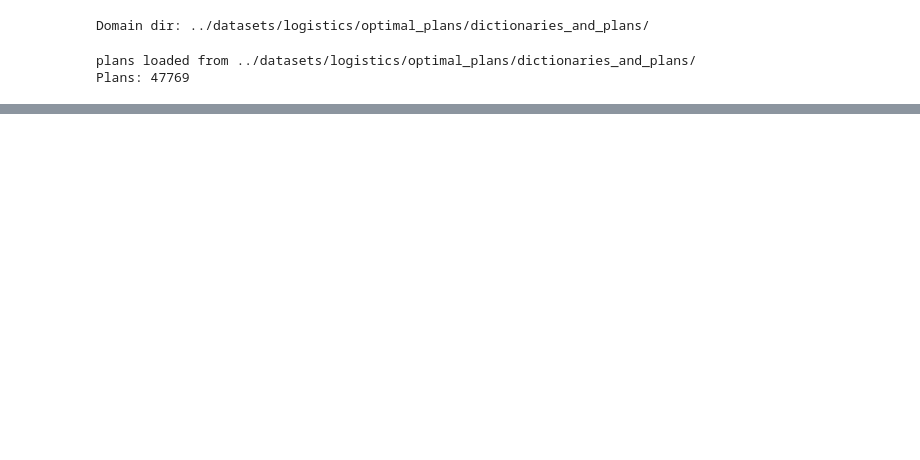
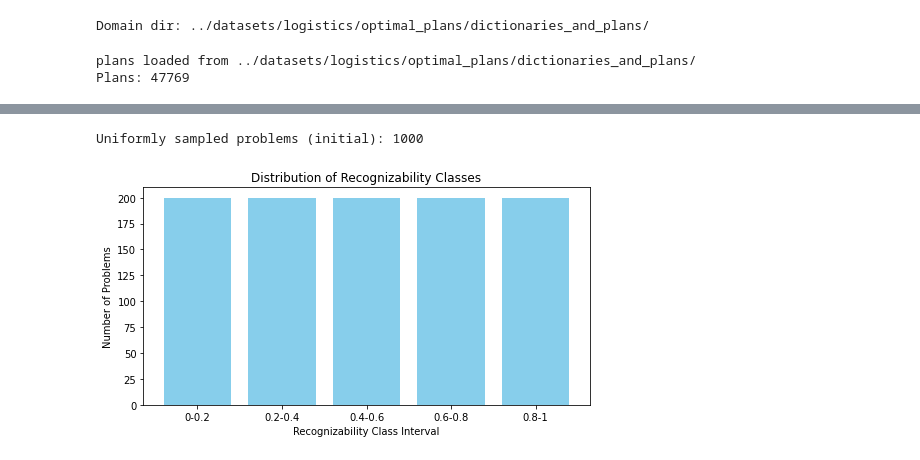
Before and after one commit to Ruggero01s/FSGR_thesis, a Jupyter notebook: code/plan_creation_with_rec.ipynb, the cells around one changed output, grey strips where cells are left out. Saved outputs shown, nothing was run; the diff lists cells and outputs as text; code cells hidden in the pictures; blank space fills up the shorter version.

Commit message:
added sampling for each rec_class to have one version for each  original plan

```diff
--- a/code/plan_creation_with_rec.ipynb
+++ b/code/plan_creation_with_rec.ipynb
@@ -23,7 +23,7 @@ os.makedirs(save_dir, exist_ok=True)
 os.makedirs(results_dir, exist_ok=True)
 
 plans_to_process = 10000 # number of plans to process
-versions_per_plan = 6 # number of versions per each plan
+versions_per_plan = 5 # number of versions per each plan
 number_of_goals = 4 # number of goals per each new plan
 test = False # test will process only 3 plans
 #rec_classes = [[0,0.2], [0.2,0.3], [0.3,0.4], [0.4,0.5], [0.5,0.6], [0.6,0.7], [0.7,0.8], [0.8,0.999]] # classes of recognizability
@@ -976,18 +974,0 @@ Versions goal state that are already true in init: 12 (0.024 %)
-# %%
-test3 = True
-count = 0
-
-#write to file all the problems
-for problem in final_gr_problem_list:
-    print(problem)
-    if test3:
-        if count > 100:
-            break
-    write_original_plan(plan=problem.og_plan, goal_state=problem.base_goal_state, obj_set_dict=problem.objects)
-    write_and_save_versions(
-        plan=problem.og_plan,
-        goal_state_list=problem.goal_state_list,
-        obj_set_dict=problem.objects,
-        rec_class=problem.recognizability_class,
-    )
-    count+=1
@@ -1032,0 +1013,59 @@ mandare chiavi a mattia
+# %%
+from collections import defaultdict
+
+# First, deduplicate problems by name so that each problem (from the same plan) appears only once
+
+problem_groups = defaultdict(list)
+for problem in final_gr_problem_list_after_drop:
+    problem_groups[problem.name].append(problem)
+
+unique_problems = {name: random.choice(problems) for name, problems in problem_groups.items()}
+
+# Group unique problems by recognizability class (using tuple of bounds as key)
+problems_by_class = defaultdict(list)
+for problem in unique_problems.values():
+    rec_class_key = tuple(problem.recognizability_class)
+    problems_by_class[rec_class_key].append(problem)
+
+# Number of recognizability classes, assuming rec_classes defined in cell 1
+num_classes = len(rec_classes)
+desired_per_class = 1000 // num_classes
+
+uniform_problems = []
+for rec_class_key, problems in problems_by_class.items():
+    if len(problems) >= desired_per_class:
+        uniform_problems.extend(random.sample(problems, desired_per_class))
+    else:
+        uniform_problems.extend(problems)
+
+
+print("Uniformly sampled problems (initial):", len(uniform_problems))
+
+# If the total is less than 1000, fill with additional problems randomly from the remaining ones
+if len(uniform_problems) < 1000:
+    remaining = 1000 - len(uniform_problems)
+    remaining_pool = [p for p in final_gr_problem_list_after_drop if p not in uniform_problems]
+    if remaining_pool:
+        extra = random.sample(remaining_pool, min(remaining, len(remaining_pool)))
+        uniform_problems.extend(extra)
+    print("After extra sampling, total problems:", len(uniform_problems))
+
+
+import matplotlib.pyplot as plt
+
+# Build a distribution dictionary with keys as "low-high" strings for each recognizability class
+distribution = {f"{rc[0]}-{rc[1]}": 0 for rc in rec_classes}
+for problem in uniform_problems:
+    key = f"{problem.recognizability_class[0]}-{problem.recognizability_class[1]}"
+    distribution[key] += 1
+
+# Plot the distribution as a bar graph
+plt.figure(figsize=(8, 4))
+plt.bar(distribution.keys(), distribution.values(), color='skyblue')
+plt.xlabel("Recognizability Class Interval")
+plt.ylabel("Number of Problems")
+plt.title("Distribution of Recognizability Classes")
+plt.show()
+# %% [output]
+Uniformly sampled problems (initial): 1000
+[figure, added]
```
Also changed, not shown: parts of 18 cells of this notebook.
